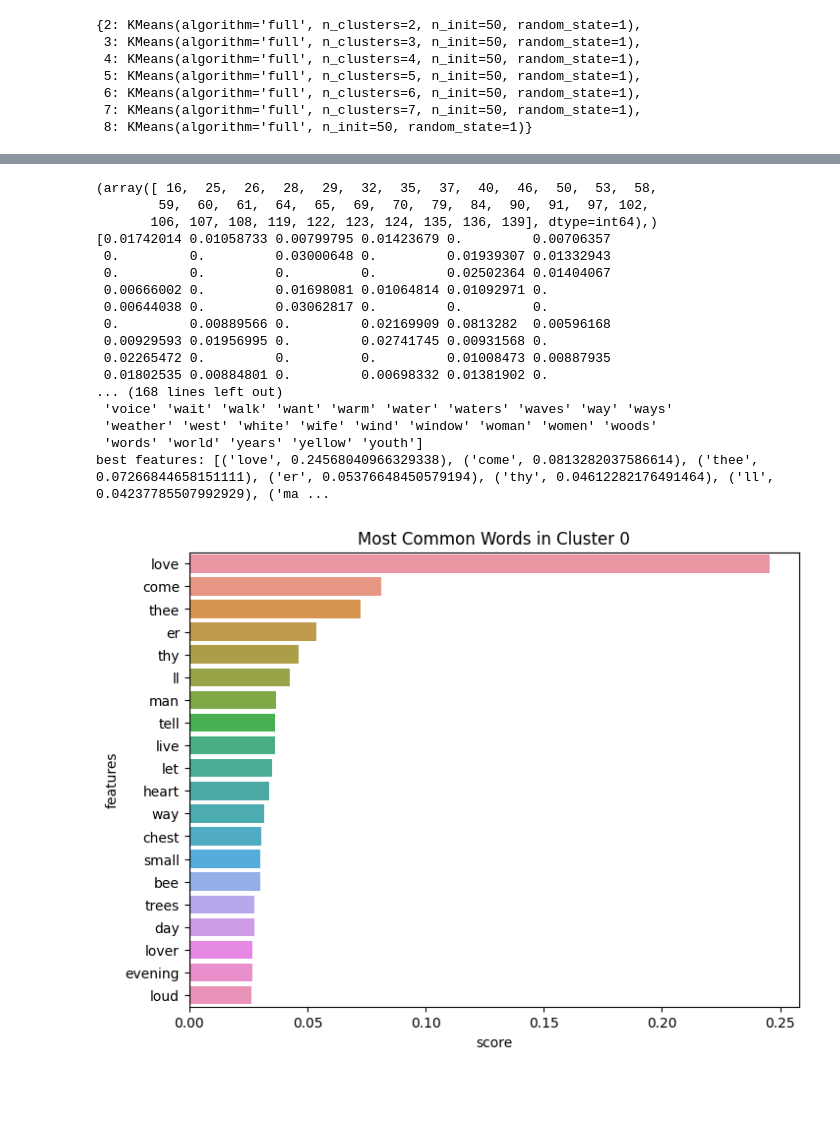
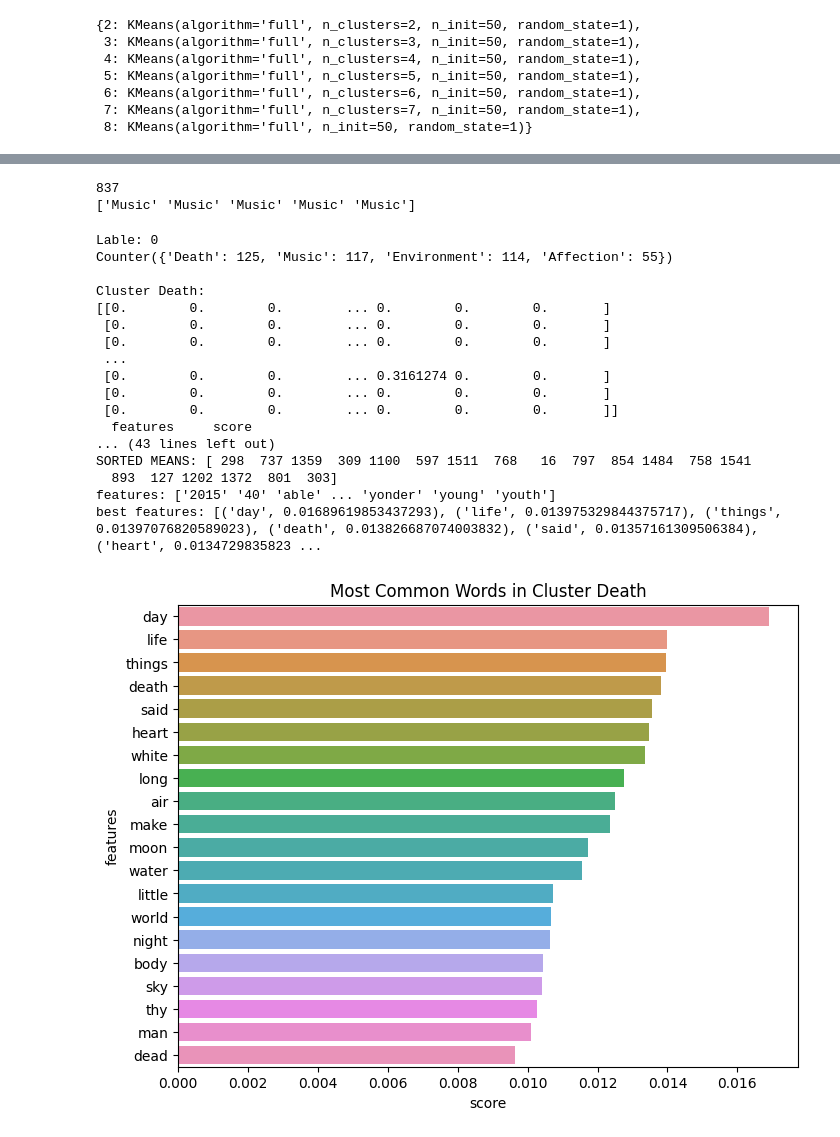
Before and after one commit to arjunprakash027/poem-classification-nlp, a Jupyter notebook: classify.ipynb, the cells around one changed output, grey strips where cells are left out. Saved outputs shown, nothing was run; the diff lists cells and outputs as text; code cells hidden in the pictures; blank space fills up the shorter version.

```diff
--- a/classify.ipynb
+++ b/classify.ipynb
@@ -364,3 +342,10 @@ silhouette(kmeans_result,final_df,plot=True)
 # %%
 #common words visualizartion
+# %%
+category_list = df['Genre'].to_numpy()
+print(len(category_list))
+print(category_list[0:5])
+# %% [output]
+837
+['Music' 'Music' 'Music' 'Music' 'Music']
 # %%
@@ -393,34 +407,39 @@ def get_top_features_cluster(tf_idf_array, prediction, n_feats):
     return dfs
 # %%
-best_result = 2
+best_result = 4
 kmeans = kmeans_result[best_result]
 
 final_df_arr = final_df.to_numpy()
 prediction = kmeans.predict(final_df)
-temp = np.where(prediction==0)
-print(temp)
-print(np.mean(final_df_arr[temp],axis=0))
-print(np.argsort(np.mean(final_df_arr[temp],axis=0))[::-1][:20])
-means = np.mean(final_df_arr[temp], axis = 0)
-print(means)
+# print(prediction)
+# print(len(prediction))
+# print(len(final_df_arr))
+# temp = np.where(prediction==4)
+# print(len(temp[0]))
+# print("temp:",temp)
+# print(len(final_df_arr[temp]))
+# print(len(np.mean(final_df_arr[temp],axis=0)))
+# print(np.mean(final_df_arr[temp],axis=0))
+# print(res:=np.argsort(mean:=np.mean(final_df_arr[temp],axis=0))[::-1][:20])
 n_feats = 20
-dfs = get_top_features_cluster(final_df_arr,prediction,n_feats)
+#print(mean[res])
+dfs = get_top_features_cluster(kmeans,final_df_arr,prediction,n_feats)
 # %% [output]
-(array([ 16,  25,  26,  28,  29,  32,  35,  37,  40,  46,  50,  53,  58,
-        59,  60,  61,  64,  65,  69,  70,  79,  84,  90,  91,  97, 102,
-       106, 107, 108, 119, 122, 123, 124, 135, 136, 139], dtype=int64),)
-[0.01742014 0.01058733 0.00799795 0.01423679 0.         0.00706357
- 0.         0.         0.03000648 0.         0.01939307 0.01332943
- 0.         0.         0.         0.         0.02502364 0.01404067
- 0.00666002 0.         0.01698081 0.01064814 0.01092971 0.
- 0.00644038 0.         0.03062817 0.         0.         0.
- 0.         0.00889566 0.         0.02169909 0.0813282  0.00596168
- 0.00929593 0.01956995 0.         0.02741745 0.00931568 0.
- 0.02265472 0.         0.         0.         0.01008473 0.00887935
- 0.01802535 0.00884801 0.         0.00698332 0.01381902 0.
-... (168 lines left out)
- 'voice' 'wait' 'walk' 'want' 'warm' 'water' 'waters' 'waves' 'way' 'ways'
- 'weather' 'west' 'white' 'wife' 'wind' 'window' 'woman' 'women' 'woods'
- 'words' 'world' 'years' 'yellow' 'youth']
-best features: [('love', 0.24568040966329338), ('come', 0.0813282037586614), ('thee', 0.07266844658151111), ('er', 0.05376648450579194), ('thy', 0.04612282176491464), ('ll', 0.04237785507992929), ('ma ...
+Lable: 0
+Counter({'Death': 125, 'Music': 117, 'Environment': 114, 'Affection': 55})
+
+Cluster Death:
+[[0.        0.        0.        ... 0.        0.        0.       ]
+ [0.        0.        0.        ... 0.        0.        0.       ]
+ [0.        0.        0.        ... 0.        0.        0.       ]
+ ...
+ [0.        0.        0.        ... 0.3161274 0.        0.       ]
+ [0.        0.        0.        ... 0.        0.        0.       ]
+ [0.        0.        0.        ... 0.        0.        0.       ]]
+  features     score
+... (43 lines left out)
+SORTED MEANS: [ 298  737 1359  309 1100  597 1511  768   16  797  854 1484  758 1541
+  893  127 1202 1372  801  303]
+features: ['2015' '40' 'able' ... 'yonder' 'young' 'youth']
+best features: [('day', 0.01689619853437293), ('life', 0.013975329844375717), ('things', 0.01397076820589023), ('death', 0.013826687074003832), ('said', 0.01357161309506384), ('heart', 0.0134729835823 ...
-[figure, old version]
+[figure, new version]
```
Also changed, not shown: parts of 15 cells of this notebook.
